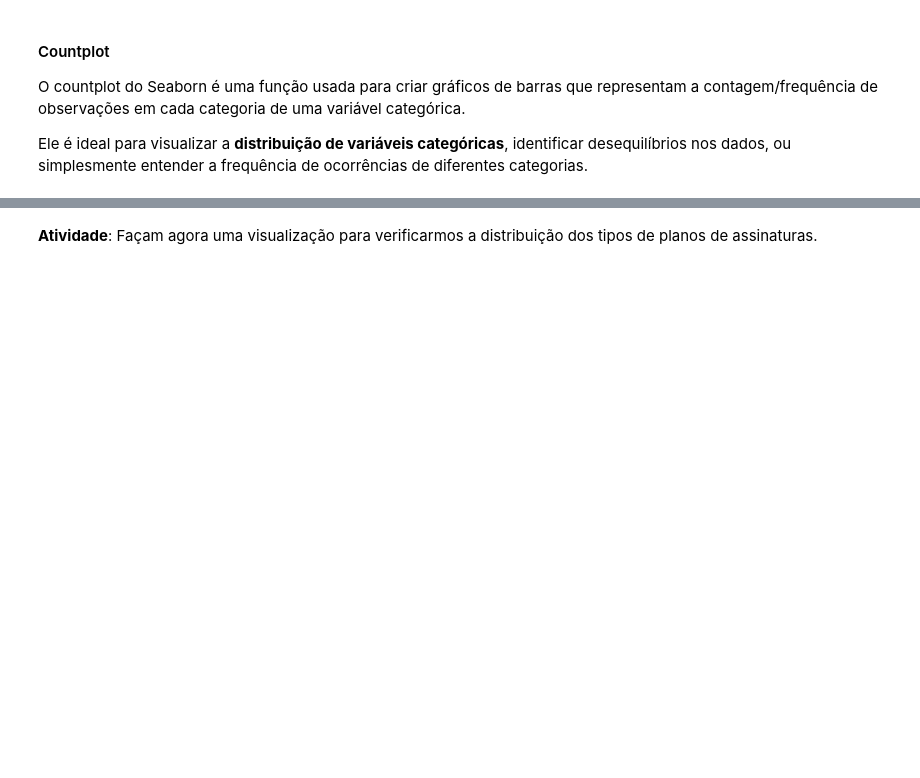
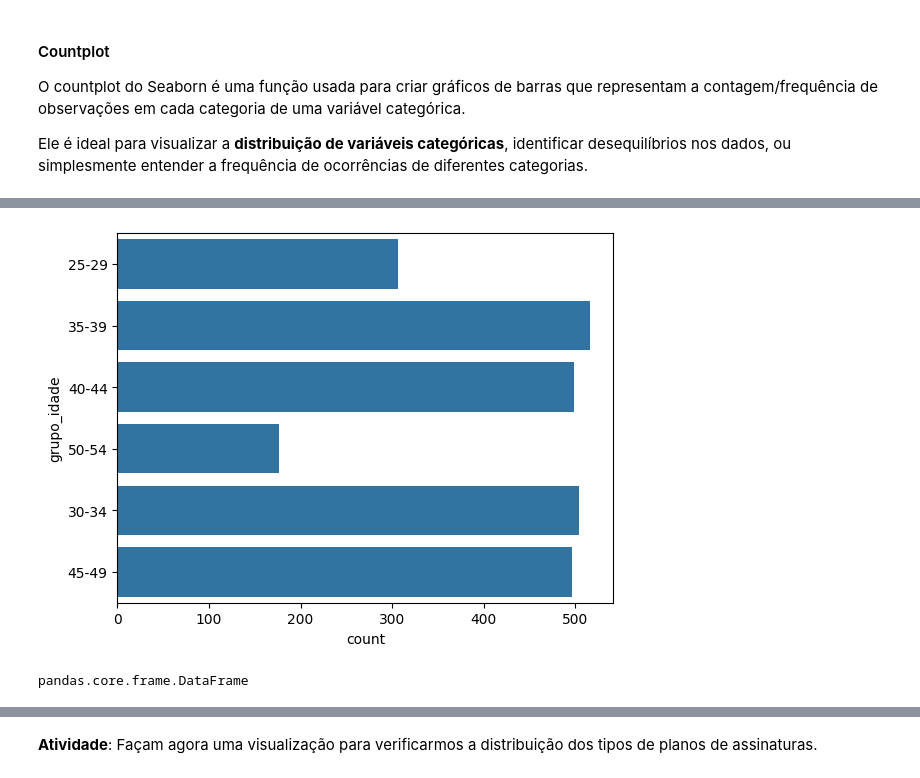
Before and after one commit to reprograma/on33-python-s14-analise-de-dados, a Jupyter notebook: material/s14_parte1.ipynb, the cells around one changed output, grey strips where cells are left out. Drawn from its saved outputs; the diff is of its cells as text; code cells hidden in the pictures; blank space fills up the shorter version.

```diff
--- a/material/s14_parte1.ipynb
+++ b/material/s14_parte1.ipynb
@@ -195,5 +250,8 @@ E dados duplicados? Temos algum?
 Com o método `info()` vemos que o python já conseguiu entender bem o tipo de dado de cada uma das colunas, mas as colunas de data precisam ser convertidas pois aparecem como tipo `object`.
 # %%
 # convertendo o tipo de dados para data
+
+df_netflix["Join Date"] = pd.to_datetime(df_netflix["Join Date"], format="%d-%m-%y")
+df_netflix["Last Payment Date"] = pd.to_datetime(df_netflix["Last Payment Date"], format="%d-%m-%y")
 # %%
 df_netflix.info()
@@ -205,0 +341,3 @@ Há quanto tempo as pessoas estão inscritas na Netflix (tenure)? Vamos criar um
+# %%
+df_netflix["duracao_assinatura"] = df_netflix["Last Payment Date"] - df_netflix["Join Date"]
+df_netflix
@@ -206,2 +358,4 @@ Há quanto tempo as pessoas estão inscritas na Netflix (tenure)? Vamos criar um
+# %%
+df_netflix['duracao_assinatura'] = df_netflix['duracao_assinatura'].dt.days #usando o .dt.days tira o nome days da coluna e transfoma a coluna em int - isso é importante porque pode dar erros depois quando for fazer cálculo
 # %% [markdown]
 Vamos ver como está a distribuição dos dados dessa nova coluna usando o `describe()`:
@@ -227,0 +393,4 @@ Para saber isso vamos criar uma coluna com o valor do mês partindo de 'Join Dat
+# %%
+df_netflix["data_mes"] = df_netflix["Join Date"].dt.month
+df_netflix["data_year"] = df_netflix["Join Date"].dt.year
+df_netflix.head()
@@ -274,0 +586,10 @@ Ele é ideal para visualizar a **distribuição de variáveis categóricas**, id
+# %%
+sns.countplot(data=df_netflix['grupo_idade'])
+
+plt.show()
+# %% [output]
+[figure, added]
+# %%
+type(df_netflix[['grupo_idade']]) #para converter em data frame eu uso os dois colchetes
+# %% [output]
+pandas.core.frame.DataFrame
```
Also changed, not shown: parts of 32 cells of this notebook, 3 other files.
